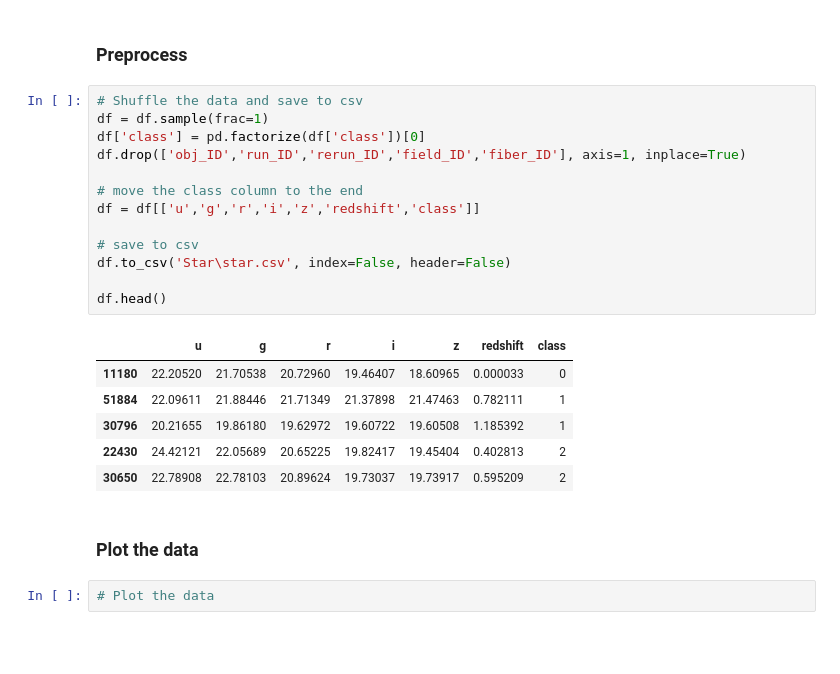
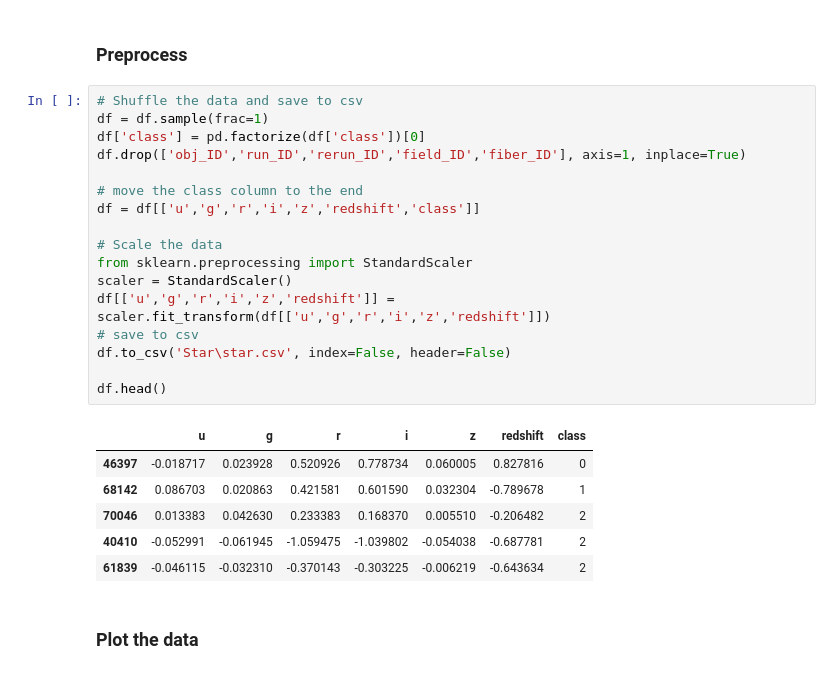
Before and after one commit to miqalvarez/A2, a Jupyter notebook: CSV-Star.ipynb, the cells around one changed output. Drawn from its saved outputs; the diff is of its cells as text; blank space fills up the shorter version.

```diff
--- a/CSV-Star.ipynb
+++ b/CSV-Star.ipynb
@@ -14,24 +14,26 @@ df = pd.read_csv('Star\star_classification.csv', sep=',')
 # %%
 # Shuffle the data and save to csv
 df = df.sample(frac=1)
 df['class'] = pd.factorize(df['class'])[0]
 df.drop(['obj_ID','run_ID','rerun_ID','field_ID','fiber_ID'], axis=1, inplace=True)
 
 # move the class column to the end
 df = df[['u','g','r','i','z','redshift','class']]
 
+# Scale the data
+from sklearn.preprocessing import StandardScaler
+scaler = StandardScaler()
+df[['u','g','r','i','z','redshift']] = scaler.fit_transform(df[['u','g','r','i','z','redshift']])
 # save to csv
 df.to_csv('Star\star.csv', index=False, header=False)
 
 df.head()
 # %% [output]
 |  | u | g | r | i | z | redshift | class |
-| 11180 | 22.20520 | 21.70538 | 20.72960 | 19.46407 | 18.60965 | 0.000033 | 0 |
-| 51884 | 22.09611 | 21.88446 | 21.71349 | 21.37898 | 21.47463 | 0.782111 | 1 |
-| 30796 | 20.21655 | 19.86180 | 19.62972 | 19.60722 | 19.60508 | 1.185392 | 1 |
-| 22430 | 24.42121 | 22.05689 | 20.65225 | 19.82417 | 19.45404 | 0.402813 | 2 |
-| 30650 | 22.78908 | 22.78103 | 20.89624 | 19.73037 | 19.73917 | 0.595209 | 2 |
+| 46397 | -0.018717 | 0.023928 | 0.520926 | 0.778734 | 0.060005 | 0.827816 | 0 |
+| 68142 | 0.086703 | 0.020863 | 0.421581 | 0.601590 | 0.032304 | -0.789678 | 1 |
+| 70046 | 0.013383 | 0.042630 | 0.233383 | 0.168370 | 0.005510 | -0.206482 | 2 |
+| 40410 | -0.052991 | -0.061945 | -1.059475 | -1.039802 | -0.054038 | -0.687781 | 2 |
+| 61839 | -0.046115 | -0.032310 | -0.370143 | -0.303225 | -0.006219 | -0.643634 | 2 |
 # %% [markdown]
 ### Plot the data
-# %%
-# Plot the data
```
Also changed, not shown: parts of 1 cell of this notebook, 5 other files.
